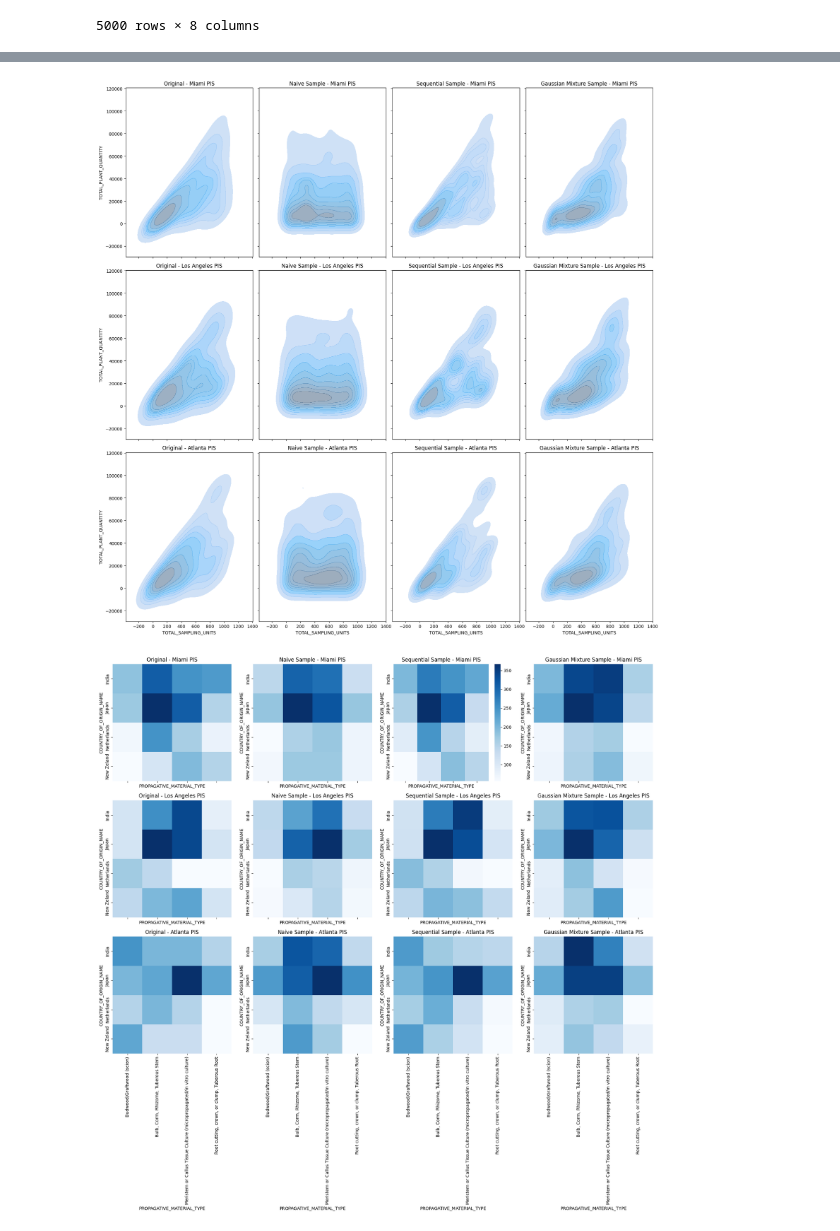
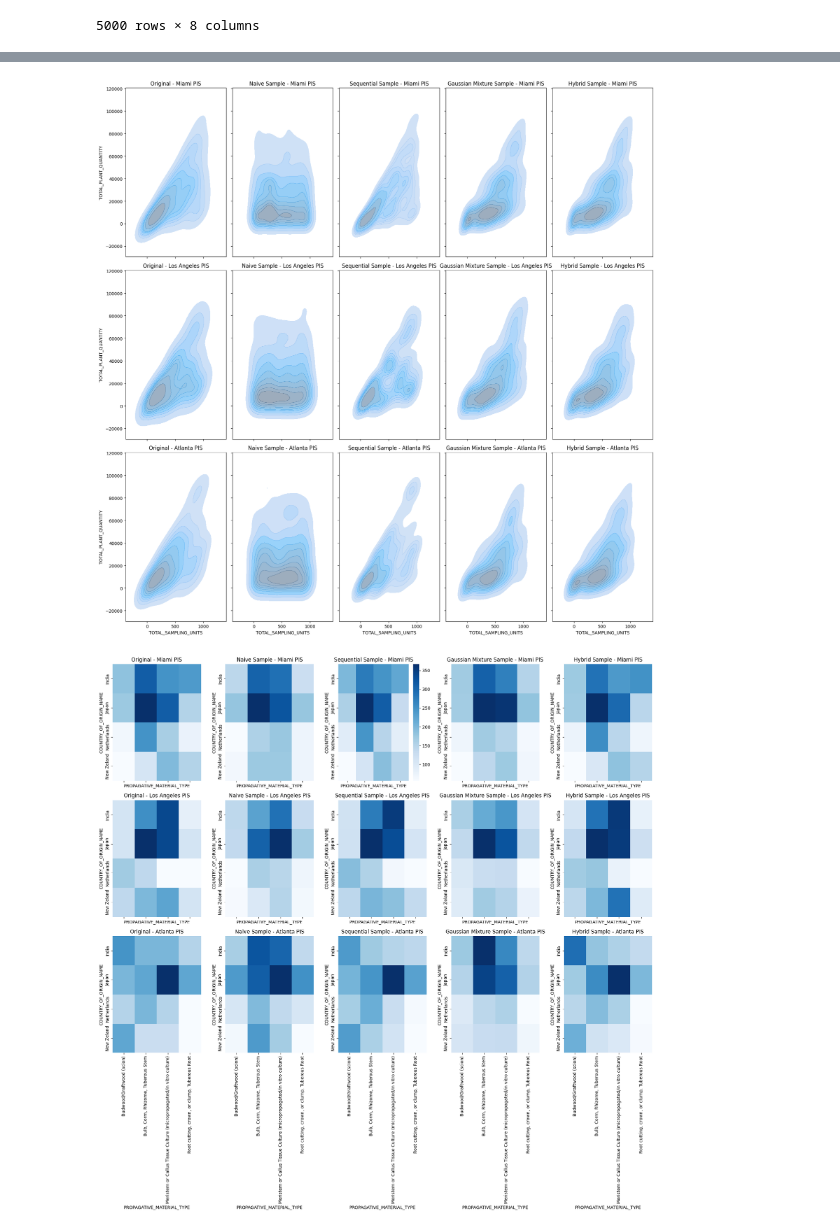
Before and after one commit to jkagor13-usda/popsborder, a Jupyter notebook: hierarchal sampling/GeneratingSyntheticInputData.ipynb, the cells around one changed output, grey strips where cells are left out. Drawn from its saved outputs; the diff is of its cells as text; code cells hidden in the pictures.

```diff
--- a/hierarchal sampling/GeneratingSyntheticInputData.ipynb
+++ b/hierarchal sampling/GeneratingSyntheticInputData.ipynb
@@ -152,0 +198,3 @@ gmm_sampled_df
+# %%
+gmm_mns_sampled_df = gmm_mns_sample(df, columns=cols, n_samples=5000, random_state=42, n_components=3)
+gmm_mns_sampled_df
@@ -206,7 +281,8 @@ datasets = [
     (df, "Original"),
     (sampled_df, "Naive Sample"),
     (sequential_sampled_df, "Sequential Sample"),
-    (gmm_sampled_df, "Gaussian Mixture Sample")
+    (gmm_sampled_df, "Gaussian Mixture Sample"),
+    (gmm_mns_sampled_df, "Hybrid Sample"),
 ]
 
 fig, axes = plt.subplots(len(pis_stations), len(datasets), figsize=(18, 6 * len(pis_stations)), sharex=True, sharey=True)
@@ -232,44 +308,46 @@ for i, pis in enumerate(pis_stations):
 plt.tight_layout()
 plt.show()
 # %% [output]
-[figure, old version]
+[figure, new version]
 # %%
 import seaborn as sns
 import matplotlib.pyplot as plt
 
+
+# Prepare a list of unique PIS stations
 pis_stations = df['INSPECTION_LOCATION_NAME'].unique()
 datasets = [
     (df, "Original"),
     (sampled_df, "Naive Sample"),
     (sequential_sampled_df, "Sequential Sample"),
-    (gmm_sampled_df, "Gaussian Mixture Sample")
+    (gmm_sampled_df, "Gaussian Mixture Sample"),
+    (gmm_mns_sampled_df, "Hybrid Sample"),
 ]
-
 fig, axes = plt.subplots(len(pis_stations), len(datasets), figsize=(18, 6 * len(pis_stations)), sharex=True)
 
 for i, pis in enumerate(pis_stations):
     for j, (data, title) in enumerate(datasets):
         ax = axes[i, j] if len(pis_stations) > 1 else axes[j]
         subset = data[data['INSPECTION_LOCATION_NAME'] == pis]
         if not subset.empty:
             # Create a pivot table of counts
             pivot = subset.pivot_table(
                 index="COUNTRY_OF_ORIGIN_NAME",
                 columns="PROPAGATIVE_MATERIAL_TYPE",
                 aggfunc="size",
                 fill_value=0
             )
             sns.heatmap(
                 pivot,
                 cmap="Blues",
                 ax=ax,
                 cbar=(i == 0 and j == 2)  # Only show colorbar on the last plot of the first row
             )
         ax.set_title(f"{title} - {pis}")
         ax.set_xlabel("PROPAGATIVE_MATERIAL_TYPE")
         ax.set_ylabel("COUNTRY_OF_ORIGIN_NAME")
 
 plt.tight_layout()
 plt.show()
 # %% [output]
-[figure, old version]
+[figure, new version]
```
Also changed, not shown: parts of 7 cells of this notebook, 1 other file.
